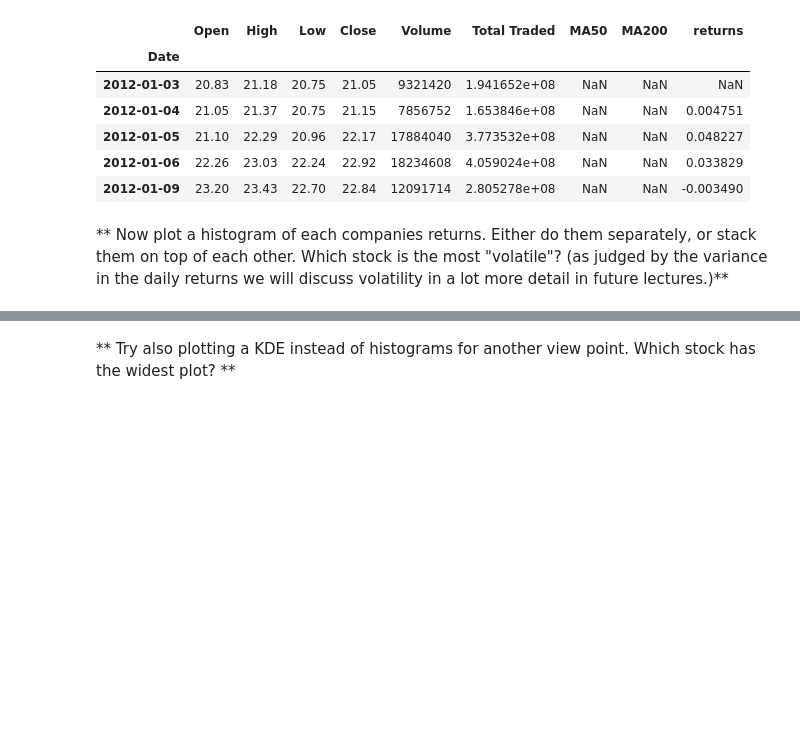
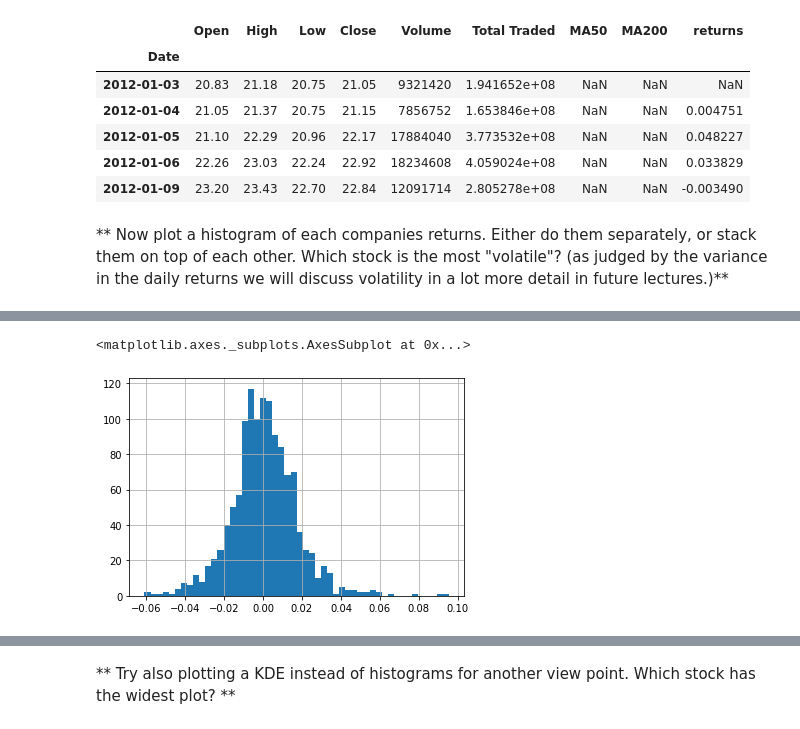
Before and after one commit to drachum/data-science-playground, a Jupyter notebook: python-finances/07-Stock-Market-Analysis-Capstone-Project/Stock Market Analysis Project.ipynb, the cells around one changed output, grey strips where cells are left out. Drawn from its saved outputs; the diff is of its cells as text; code cells hidden in the pictures; blank space fills up the shorter version.

```diff
--- a/python-finances/07-Stock-Market-Analysis-Capstone-Project/Stock Market Analysis Project.ipynb
+++ b/python-finances/07-Stock-Market-Analysis-Capstone-Project/Stock Market Analysis Project.ipynb
@@ -308,0 +294,5 @@ This defines r_t (return at time t) as equal to the price at time t divided by t
+# %%
+gm["Returns"].hist(bins=50)
+# %% [output]
+<matplotlib.axes._subplots.AxesSubplot at 0x...>
+[figure, added]
```
Also changed, not shown: parts of 22 cells of this notebook.
